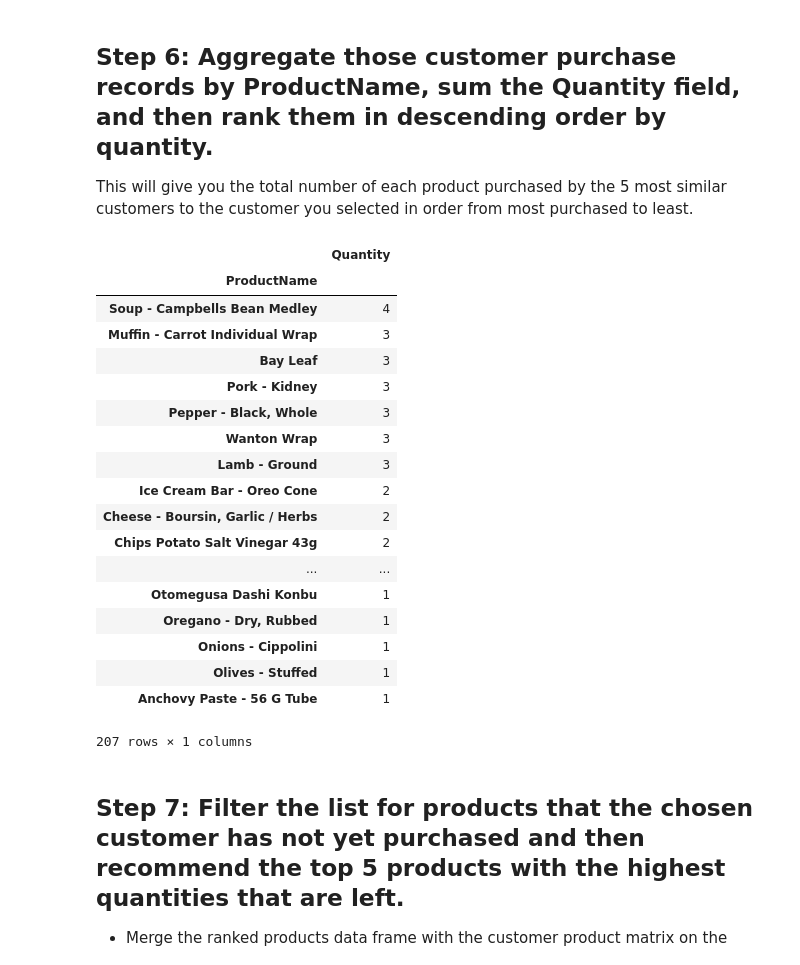
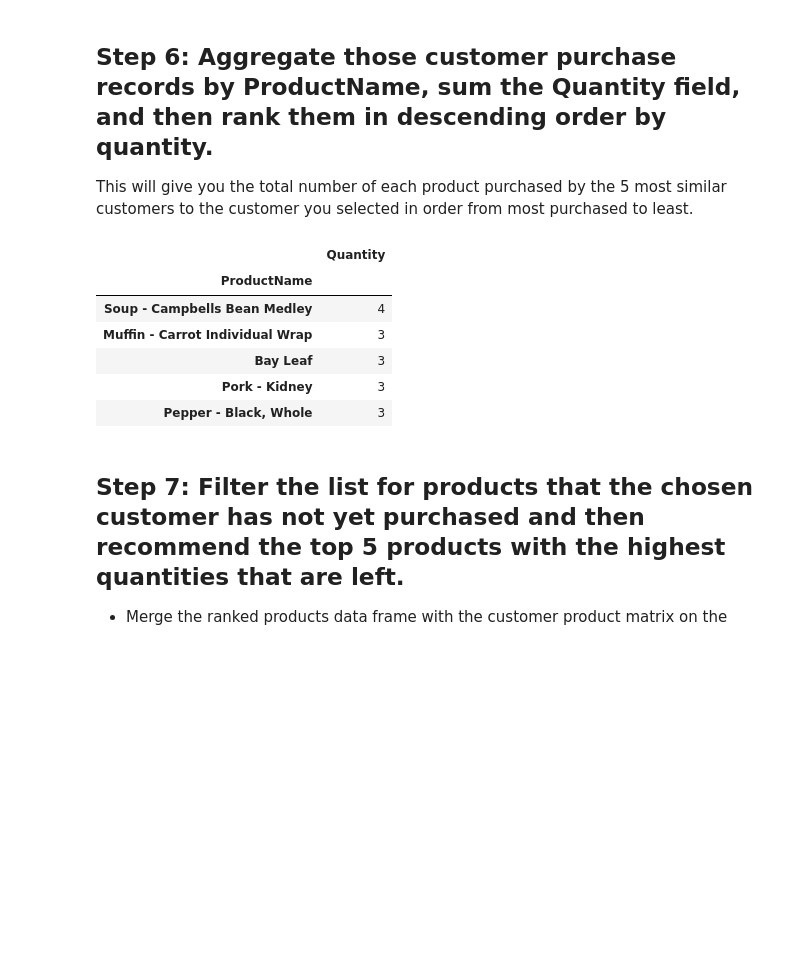
Before and after one commit to LiviaCanet/datamad0119, a Jupyter notebook: module-2/lab-intro-recommender-systems/your-code/main.ipynb, the cells around one changed output. Drawn from its saved outputs; the diff is of its cells as text; code cells hidden in the pictures; blank space fills up the shorter version.

```diff
--- a/module-2/lab-intro-recommender-systems/your-code/main.ipynb
+++ b/module-2/lab-intro-recommender-systems/your-code/main.ipynb
@@ -143,29 +123,17 @@ step5
 
 This will give you the total number of each product purchased by the 5 most similar customers to the customer you selected in order from most purchased to least.
 # %%
-step66 = step5.groupby(['ProductName']).sum()['Quantity'].sort_values(ascending = False)
-step6 = pd.DataFrame(step66)
-step6
+step6 = step5.groupby(['ProductName']).sum()['Quantity'].sort_values(ascending = False)
+productranking = pd.DataFrame(step6)
+productranking.head()
 # %% [output]
 |  | Quantity |
 | ProductName |  |
 | Soup - Campbells Bean Medley | 4 |
 | Muffin - Carrot Individual Wrap | 3 |
 | Bay Leaf | 3 |
 | Pork - Kidney | 3 |
 | Pepper - Black, Whole | 3 |
-| Wanton Wrap | 3 |
-| Lamb - Ground | 3 |
-| Ice Cream Bar - Oreo Cone | 2 |
-| Cheese - Boursin, Garlic / Herbs | 2 |
-| Chips Potato Salt Vinegar 43g | 2 |
-| ... | ... |
-| Otomegusa Dashi Konbu | 1 |
-| Oregano - Dry, Rubbed | 1 |
-| Onions - Cippolini | 1 |
-| Olives - Stuffed | 1 |
-| Anchovy Paste - 56 G Tube | 1 |
-207 rows × 1 columns
 # %% [markdown]
 ## Step 7: Filter the list for products that the chosen customer has not yet purchased and then recommend the top 5 products with the highest quantities that are left.
 
```
Also changed, not shown: parts of 10 cells of this notebook.
